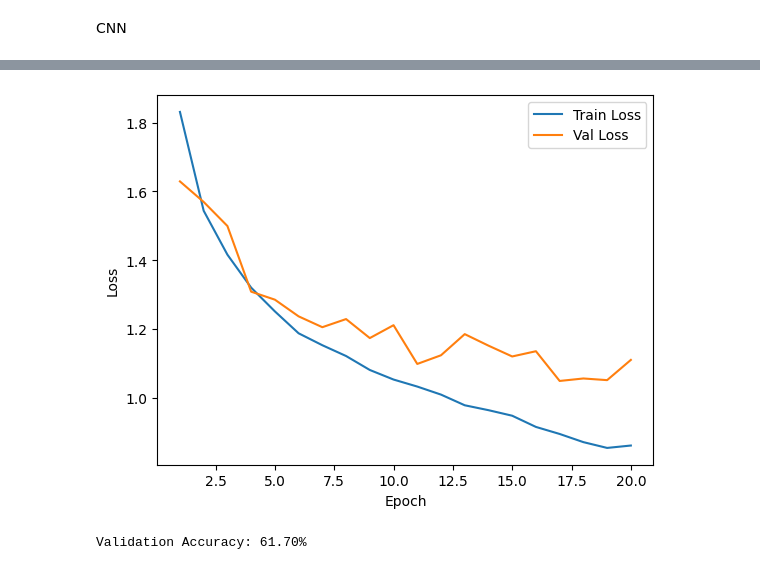
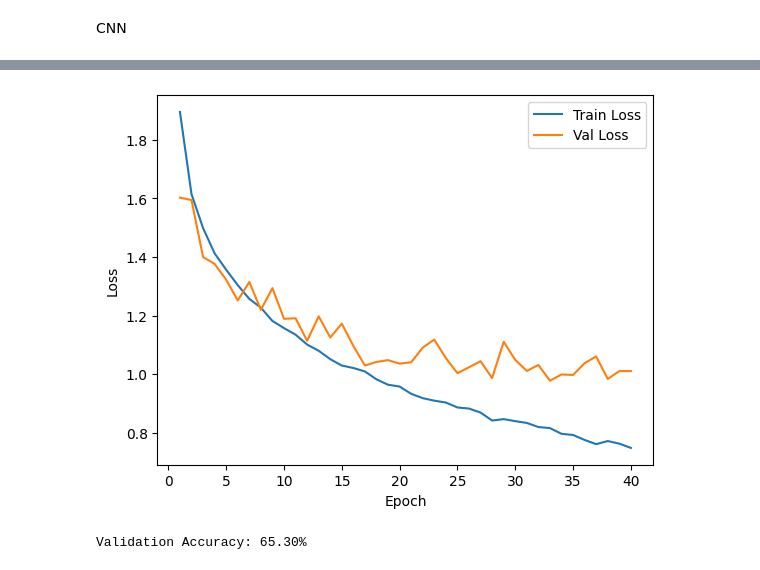
Before and after one commit to Matti1123/U_net_testing_WSL, a Jupyter notebook: testing.ipynb, the cells around one changed output, grey strips where cells are left out. Saved outputs shown, nothing was run; the diff lists cells and outputs as text; code cells hidden in the pictures.

```diff
--- a/testing.ipynb
+++ b/testing.ipynb
@@ -95,7 +95,7 @@ class MiniCNN(nn.Module):
         self.conv3 = nn.Conv2d(32, 64, 3, padding=1)
         self.bn3 = nn.BatchNorm2d(64)
         self.fc1 = nn.Linear(64*4*4, 64)
-        self.dropout = nn.Dropout(0.2)  # Dropout vor FC Layer
+        self.dropout = nn.Dropout(0.5)  # Dropout vor FC Layer
         self.fc2 = nn.Linear(64, 10)  # CIFAR10: 10 Klassen
 
     def forward(self, x):
@@ -119,7 +119,7 @@ model = MiniCNN().to(device)
 criterion = nn.CrossEntropyLoss()
 optimizer = optim.Adam(model.parameters(), lr=0.0005, weight_decay=1e-5)  # L2 Regularization
 
-num_epochs = 20
+num_epochs = 40
 train_losses, val_losses = [], []
 
 # ----------------------------
@@ -204,2 +201,2 @@ Epoch 20/20, Train Loss: 0.8611, Val Loss: 1.1100
-[figure, old version]
+[figure, new version]
-Validation Accuracy: 61.70%
+Validation Accuracy: 65.30%
```
Also changed, not shown: parts of 1 cell of this notebook.
